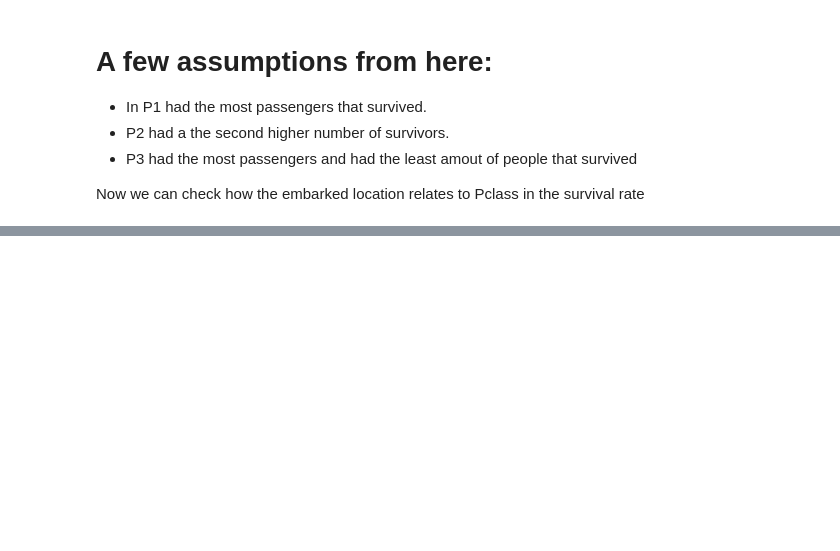
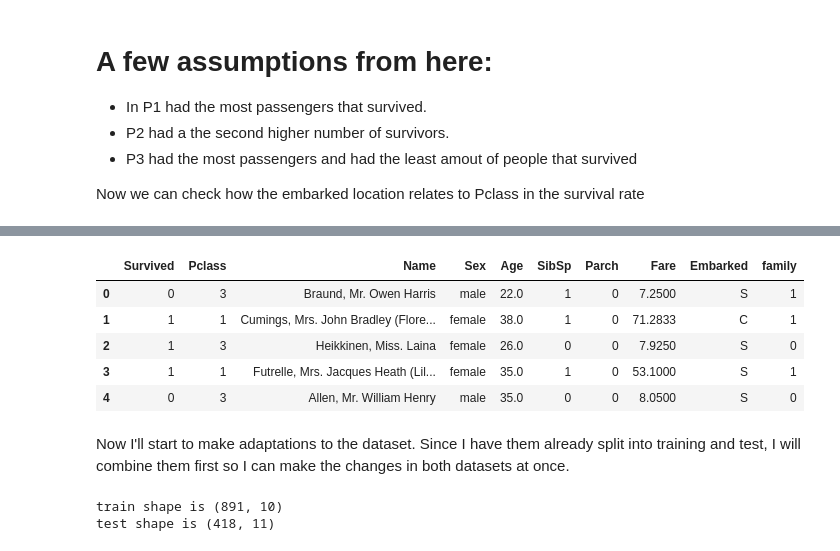
Before and after one commit to henriqueetges/TitanicPrediction, a Jupyter notebook: Notebook.ipynb, the cells around one changed output, grey strips where cells are left out. Cells and saved outputs as stored; diff of their text form; code cells hidden in the pictures; blank space fills up the shorter version.

```diff
--- a/Notebook.ipynb
+++ b/Notebook.ipynb
@@ -127,0 +154,20 @@ plt.show()
+# %%
+#drop passenger Id, column and ticket since either they are unnecessary or they are missing data
+train_df = train_df.drop(['Ticket', 'Cabin', 'PassengerId'], axis=1)
+train_df.head()
+# %% [output]
+|  | Survived | Pclass | Name | Sex | Age | SibSp | Parch | Fare | Embarked | family |
+| 0 | 0 | 3 | Braund, Mr. Owen Harris | male | 22.0 | 1 | 0 | 7.2500 | S | 1 |
+| 1 | 1 | 1 | Cumings, Mrs. John Bradley (Flore... | female | 38.0 | 1 | 0 | 71.2833 | C | 1 |
+| 2 | 1 | 3 | Heikkinen, Miss. Laina | female | 26.0 | 0 | 0 | 7.9250 | S | 0 |
+| 3 | 1 | 1 | Futrelle, Mrs. Jacques Heath (Lil... | female | 35.0 | 1 | 0 | 53.1000 | S | 1 |
+| 4 | 0 | 3 | Allen, Mr. William Henry | male | 35.0 | 0 | 0 | 8.0500 | S | 0 |
+# %% [markdown]
+Now I'll start to make adaptations to the dataset. Since I have them already split into training and test, I will combine them first so I can make the changes in both datasets at once.
+# %%
+combined_df = {'train': train_df, 'test': test_df}
+for key, v in combined_df.items():
+    print(f'{key} shape is {v.shape}')
+# %% [output]
+train shape is (891, 10)
+test shape is (418, 11)
```
Also changed, not shown: parts of 19 cells of this notebook, 1 other file.
